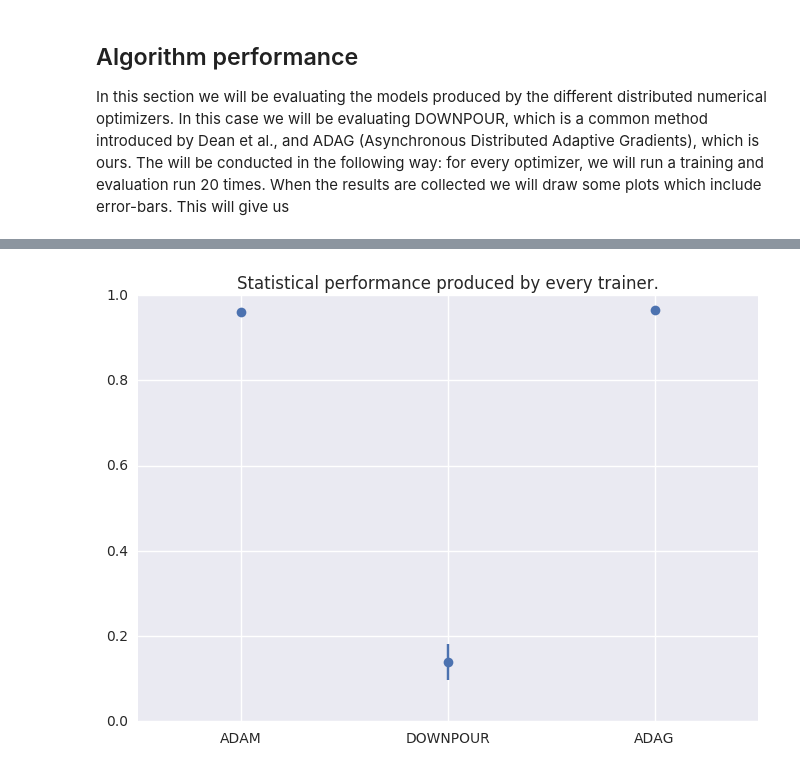
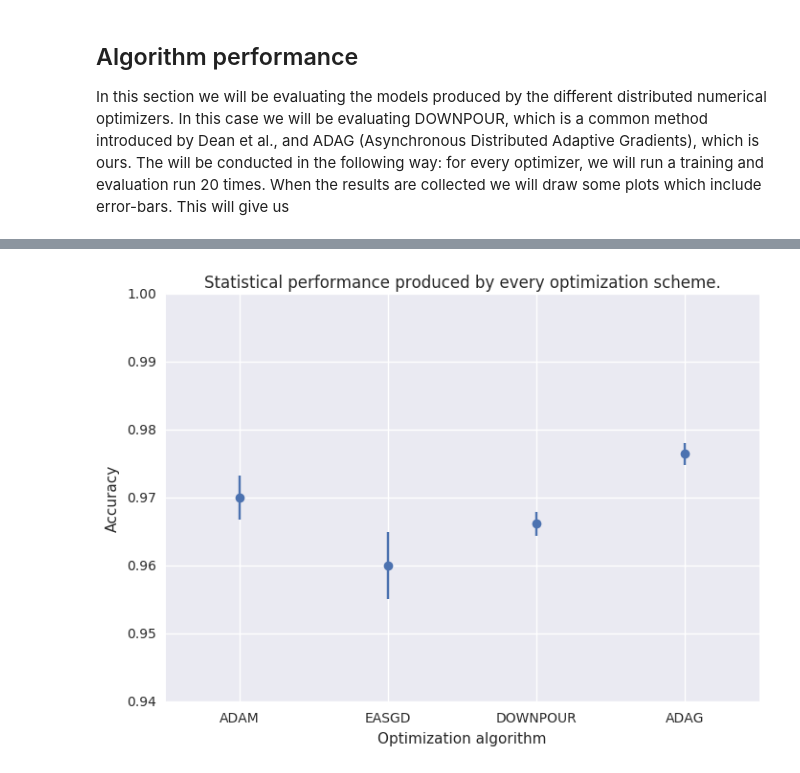
Before and after one commit to cerndb/dist-keras, a Jupyter notebook: examples/mnist.ipynb, the cells around one changed output, grey strips where cells are left out. Cells and saved outputs as stored; diff of their text form; code cells hidden in the pictures.

```diff
--- a/examples/mnist.ipynb
+++ b/examples/mnist.ipynb
@@ -358,6 +322,7 @@ root
  |    |    |-- element: array (containsNull = true)
  |    |    |    |-- element: double (containsNull = true)
 # %%
-dataset = dataset.select("features_normalized", "matrix","label", "label_encoded")
+dataset_train = dataset_train.select("features_normalized", "matrix","label", "label_encoded")
+dataset_test = dataset_test.select("features_normalized", "matrix","label", "label_encoded")
 # %%
 dense_transformer = DenseTransformer(input_col="features_normalized", output_col="features_normalized_dense")
@@ -466,3 +437,8 @@ trained_model = trainer.train(training_set)
+# %%
+trainer = AEASGD(keras_model=convnet, worker_optimizer=optimizer_convnet, loss=loss_convnet,
+                 num_workers=num_workers, batch_size=4, communication_window=32, num_epoch=1,
+                 features_col="matrix", label_col="label_encoded")
+trained_model = trainer.train(training_set)
 # %%
 print("Training time: " + str(trainer.get_training_time()))
 print("Accuracy: " + str(evaluate_accuracy(trained_model, test_set, "matrix")))
@@ -479,7 +455,7 @@ trainer.parameter_server.num_updates
 In this section we will be evaluating the models produced by the different distributed numerical optimizers. In this case we will be evaluating DOWNPOUR, which is a common method introduced by Dean et al., and ADAG (Asynchronous Distributed Adaptive Gradients), which is ours. The will be conducted in the following way: for every optimizer, we will run a training and evaluation run 20 times. When the results are collected we will draw some plots which include error-bars. This will give us
 # %%
 # Define the number of experiments.
-num_experiments = 30
+num_experiments = 5
 # Define the result storage.
 results = {}
 results['downpour'] = {}
@@ -496,6 +472,13 @@ results['adag']['mean_acc'] = 0
 results['adag']['std_time'] = 0
 results['adag']['mean_time'] = 0
 results['adag']['training_time'] = []
+results['easgd'] = {}
+results['easgd']['data'] = []
+results['easgd']['std_acc'] = 0
+results['easgd']['mean_acc'] = 0
+results['easgd']['std_time'] = 0
+results['easgd']['mean_time'] = 0
+results['easgd']['training_time'] = []
 results['single'] = {}
 results['single']['data'] = []
 results['single']['std_acc'] = 0
@@ -510,7 +493,6 @@ for i in range(0, num_experiments):
     trainer = DOWNPOUR(keras_model=mlp, worker_optimizer=optimizer_mlp, loss=loss_mlp, num_workers=num_workers,
                        batch_size=4, communication_window=5, num_epoch=1, features_col="features_normalized_dense",
                        label_col="label_encoded")
-    trainer.set_parallelism_factor(1)
     trained_model = trainer.train(training_set)
     # Evaluate the trained model.
     accuracy = evaluate_accuracy(trained_model, test_set)
@@ -527,7 +509,6 @@ for i in range(0, num_experiments):
     trainer = ADAG(keras_model=mlp, worker_optimizer=optimizer_mlp, loss=loss_mlp, num_workers=num_workers,
                    batch_size=4, communication_window=5, num_epoch=1, features_col="features_normalized_dense",
                    label_col="label_encoded")
-    trainer.set_parallelism_factor(1)
     trained_model = trainer.train(training_set)
     # Evaluate the trained model.
     accuracy = evaluate_accuracy(trained_model, test_set)
@@ -537,6 +518,22 @@ for i in range(0, num_experiments):
     results['adag']['training_time'].append(training_time)
     # Print some debugging information during the experiments.
     print("ADAG Experiment " + str(i + 1) + ": " + str(accuracy))
+
+# Run the AEASGD experiment.
+for i in range(0, num_experiments):
+    # Define the trainer.
+    trainer = AEASGD(keras_model=mlp, worker_optimizer=optimizer_mlp, loss=loss_mlp, num_workers=num_workers,
+                     batch_size=4, communication_window=32, num_epoch=1, features_col="features_normalized_dense",
+                     label_col="label_encoded")
+    trained_model = trainer.train(training_set)
+    # Evaluate the trained model.
+    accuracy = evaluate_accuracy(trained_model, test_set)
+    training_time = trainer.get_training_time()
+    # Store the obtained result.
+    results['easgd']['data'].append(accuracy)
+    results['easgd']['training_time'].append(training_time)
+    # Print some debugging information during the experiments.
+    print("EASGD Experiment " + str(i + 1) + ": " + str(accuracy))
 
 # Run sequential experiment.
 for i in range(0, num_experiments):
@@ -580,30 +580,32 @@ for k in results.keys():
 # %%
 # Retrieve an array of means and standard deviations of accuracy.
 means = []
 stds = []
 # Fetch the data from all the experiments.
 for k in results.keys():
     mean = results[k]['mean_acc']
     std = results[k]['std_acc']
     means.append(mean)
     stds.append(std)
 
 # Plot the data.
 plt.figure()
-x = np.array([0, 1, 2])
+x = np.array([0, 1, 2, 3])
 plt.errorbar(x, means, xerr=0, yerr=stds, fmt='o')
-plt.title("Statistical performance produced by every trainer.")
-plt.xlim([-0.5,2.5])
-plt.ylim([0.0, 1])
+plt.title("Statistical performance produced by every optimization scheme.")
+plt.xlim([-0.5,3.5])
+plt.ylim([0.94, 1])
+plt.xlabel("Optimization algorithm")
+plt.ylabel("Accuracy")
 keys = results.keys()
 # Keys to upper case.
 for i in range(0, len(keys)):
     keys[i] = keys[i].upper()
 keys[0] = "ADAM"
 plt.xticks(range(len(keys)), keys)
 plt.show()
 # %% [output]
-[figure, old version]
+[figure, new version]
 # %%
 # Retrieve an array of means and standard deviations of training time.
 means = []
```
Also changed, not shown: parts of 50 cells of this notebook.
